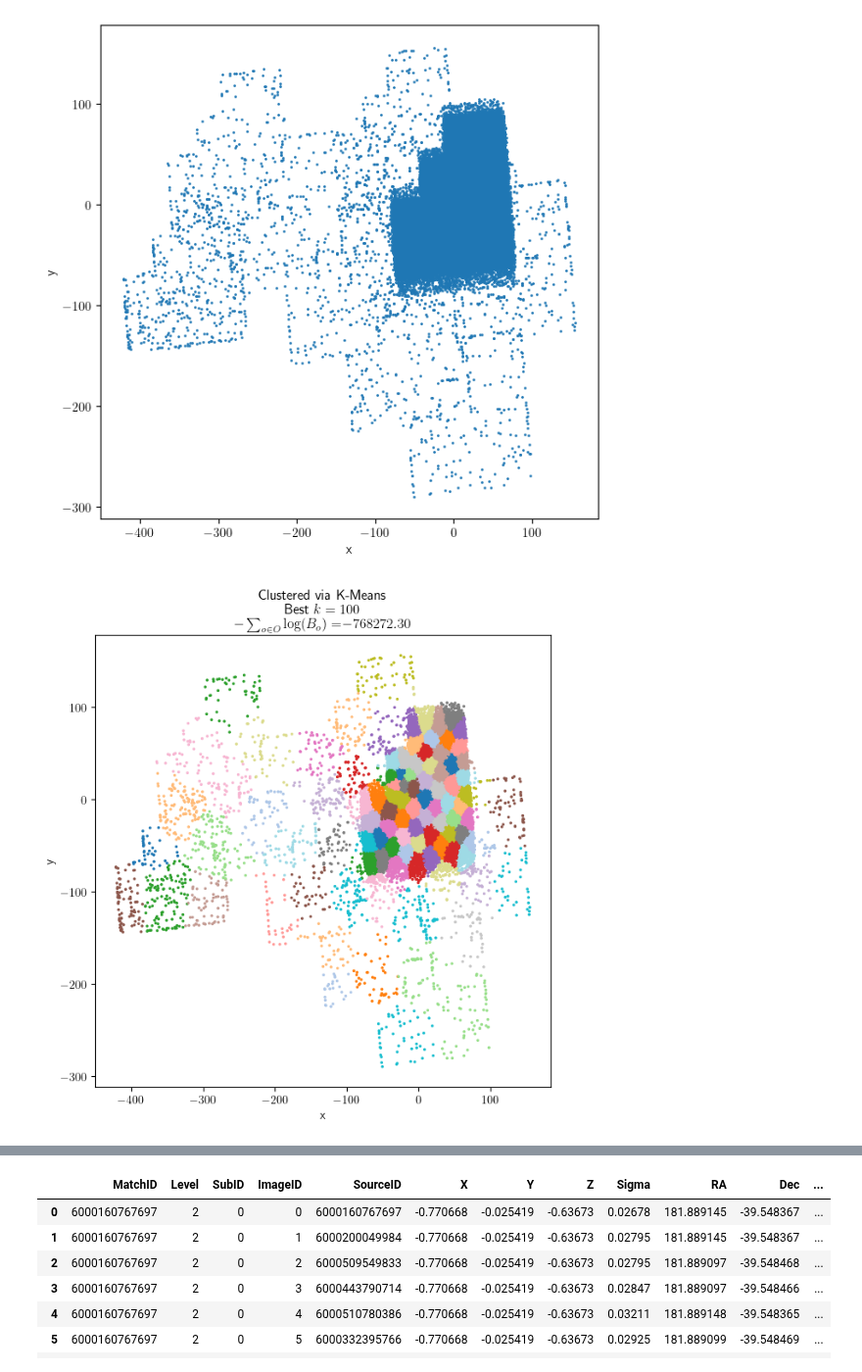
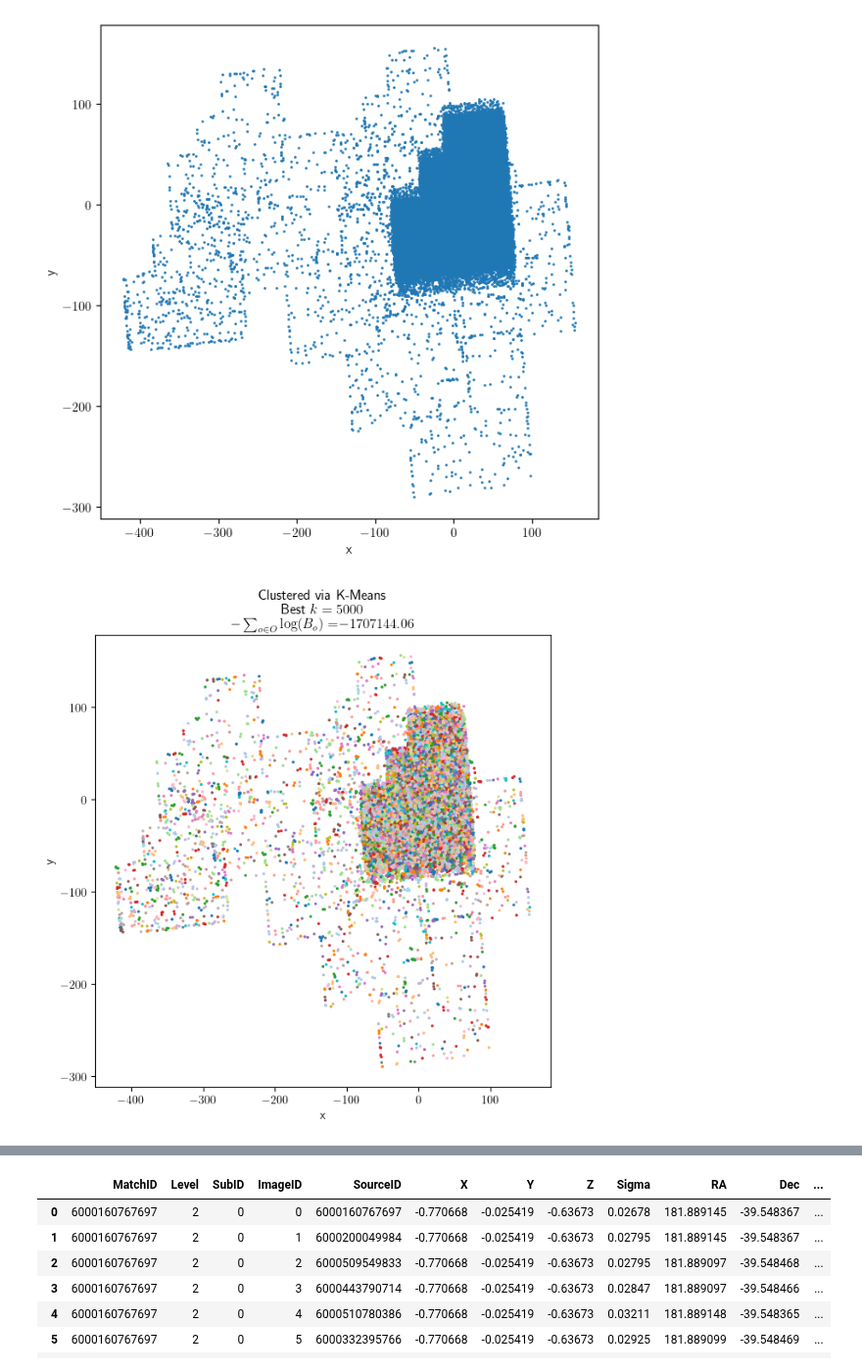
Before and after one commit to jacobf18/astronomical-matching, a Jupyter notebook: hubble.ipynb, the cells around one changed output, grey strips where cells are left out. Shown at 98% size. Drawn from its saved outputs; the diff is of its cells as text; code cells hidden in the pictures.

```diff
--- a/hubble.ipynb
+++ b/hubble.ipynb
@@ -323,37 +305,36 @@ plt.show()
 # %%
 from sklearn.cluster import KMeans
 from tqdm import tqdm
-from collections import defaultdict
 
 best_labels = None
 best_k = 0
 best_bayes = np.Inf
 
 coords = big_data_df[["coord1 (arcseconds)", "coord2 (arcseconds)"]]
 weights = big_data_df["kappa"]
 
-for k in tqdm(range(100,101)):
-    kmeans = KMeans(n_clusters=k, random_state=1).fit(X = coords, sample_weight=weights)
+for k in tqdm(range(5000,5001)):
+    kmeans = KMeans(n_clusters=k, random_state=0).fit(X = coords, sample_weight=weights)
 
     bayes = neg_log_bayes(big_data_df, kmeans.labels_)
 
     if bayes < best_bayes:
         best_bayes = bayes
         best_labels = kmeans.labels_
         best_k = k
 
 plt.figure(figsize=(7,7))
 plt.scatter(big_data_df['coord1 (arcseconds)'],
             big_data_df['coord2 (arcseconds)'],
             s=2.0, c = best_labels, cmap='tab20')
 plt.title("Clustered via K-Means\n"
-          f"Best $k={best_k}$\n"
+          f"$k={best_k}$\n"
               r"$-\sum_{{o\in O}}\log(B_o)=$"
               f"${best_bayes:.2f}$")
 plt.xlabel('x')
 plt.ylabel('y')
 # plt.xlim([-2,2])
 # plt.ylim([-2,2])
 plt.show()
 # %% [output]
-[figure, old version]
+[figure, new version]
```
Also changed, not shown: parts of 29 cells of this notebook, 2 other files.
